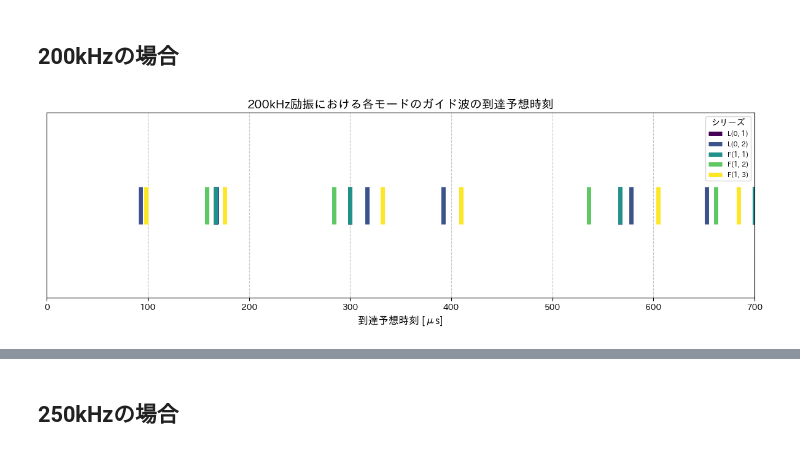
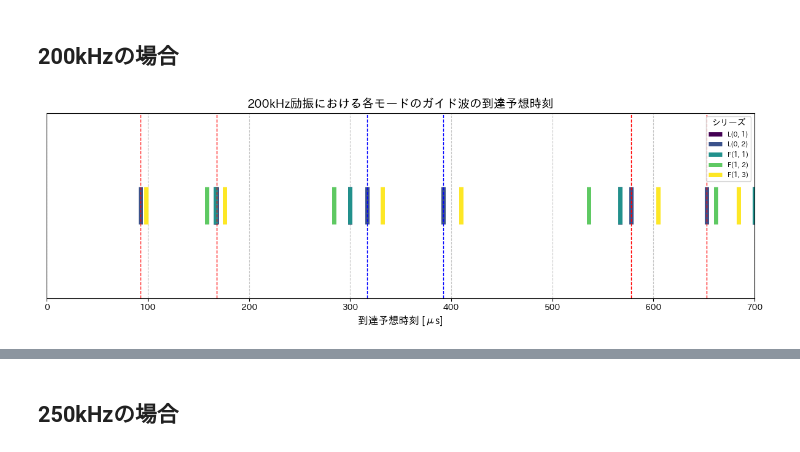
Before and after one commit to magmag1351/HatsukadeLab, a Jupyter notebook: Research/timestamp.ipynb, the cells around one changed output, grey strips where cells are left out. Cells and saved outputs as stored; diff of their text form; code cells hidden in the pictures.

```diff
--- a/Research/timestamp.ipynb
+++ b/Research/timestamp.ipynb
@@ -144,31 +144,42 @@ for i, series in enumerate(series_names):
 
     plt.vlines(
         x=series_data['タイムスタンプ'],
         ymin=Y_FIXED_START,
         ymax=Y_FIXED_END,
         # カラーマップ関数に正規化されたインデックスを渡して色を取得
         color=colors(normalized_index),
         linewidth=5,
         label=series
     )
 
+# 配管由来のガイド波の予想時刻
+x_lines = [93, 168, 578, 653]
+for x in x_lines:
+    plt.axvline(x=x, color='red', linestyle='--', linewidth=1)
+    # plt.text(x, -0.02, f'{x}μs', color='red', fontsize=10, ha='center')
+
+# 欠陥の到達予想時刻
+x_lines_defect = [317, 392]
+for x in x_lines_defect:
+    plt.axvline(x=x, color='blue', linestyle='--', linewidth=1)
+
 # 軸ラベルとタイトルを設定
 plt.xlabel('到達予想時刻 [μs]', fontsize=12)
 title_name = '200kHz励振における各モードのガイド波の到達予想時刻'
 plt.title(title_name, fontsize=14)
 
 # Y軸の設定
 plt.yticks([])
 plt.ylabel('')
 plt.ylim(0, 1)
 plt.xlim(0, 700)
 
 plt.grid(axis='x', linestyle='--', alpha=0.7)
 
 plt.legend(loc='upper right', title='シリーズ', fontsize=8)
 plt.xlim(0, 700)
 plt.tight_layout()
 plt.savefig(title_name + '.png')
 # plt.show()
 # %% [output]
-[figure, old version]
+[figure, new version]
```
Also changed, not shown: parts of 2 cells of this notebook, 5 other files.
